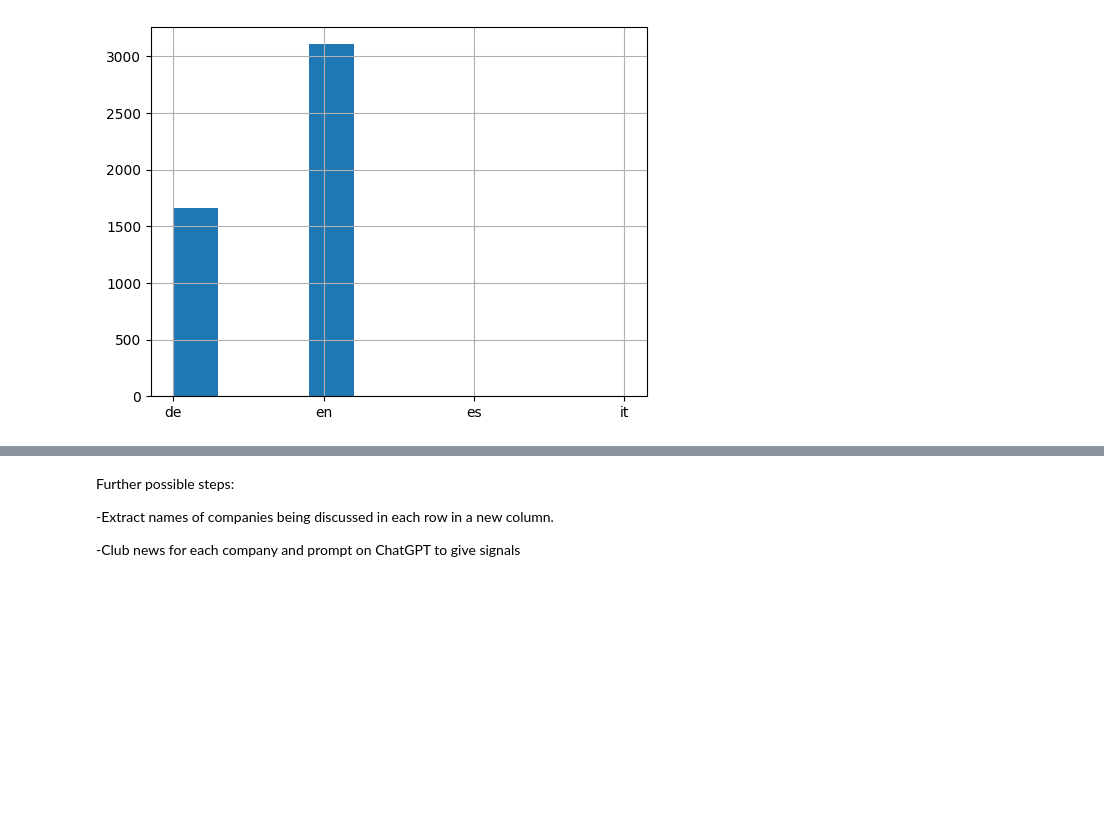
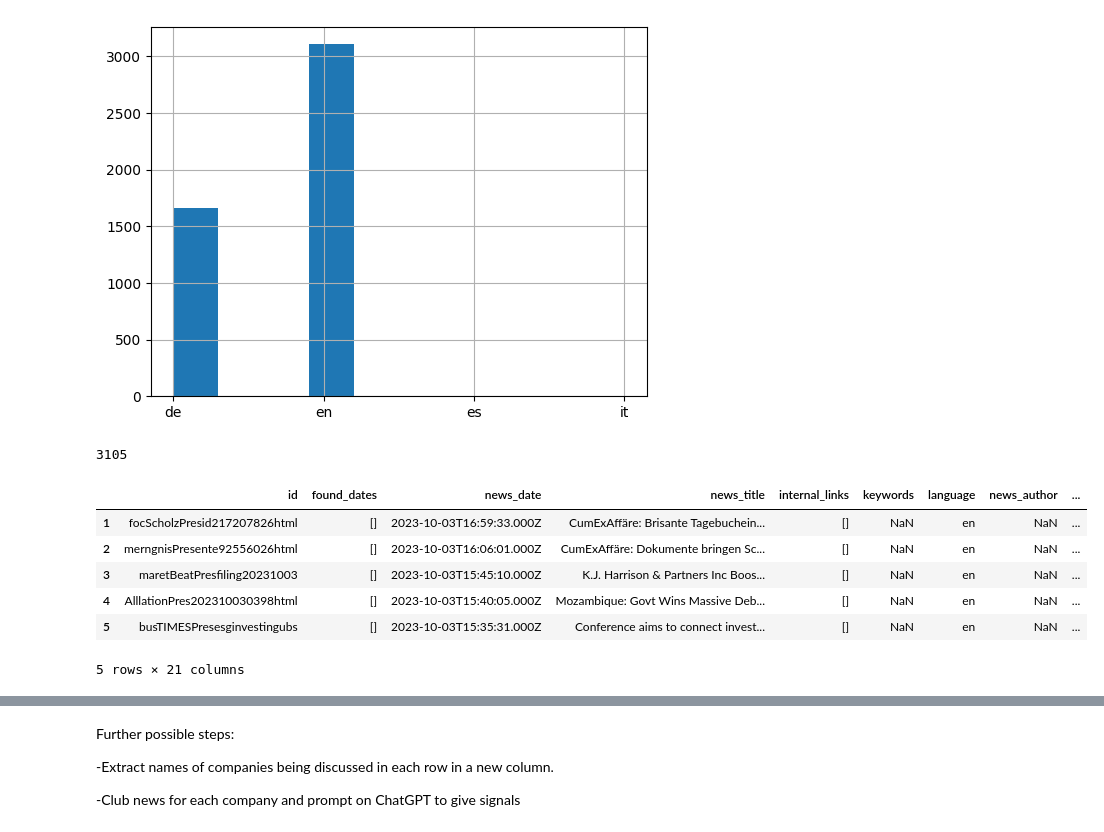
Before and after one commit to neelblabla/nlp_for_analysing_news_signals, a Jupyter notebook: eda.ipynb, the cells around one changed output, grey strips where cells are left out. Cells and saved outputs as stored; diff of their text form; code cells hidden in the pictures; blank space fills up the shorter version.

```diff
--- a/eda.ipynb
+++ b/eda.ipynb
@@ -73,3 +73,16 @@ news_df.language.hist()
 # %% [output]
 <Axes: >
 [figure]
+# %%
+news_df_en = news_df[news_df.language == 'en']
+print(len(news_df_en))
+news_df_en.head(5)
+# %% [output]
+3105
+|  | id | found_dates | news_date | news_title | internal_links | keywords | language | news_author | ... |
+| 1 | focScholzPresid217207826html | [] | 2023-10-03T16:59:33.000Z | CumExAffäre: Brisante Tagebuchein... | [] | NaN | en | NaN | ... |
+| 2 | merngnisPresente92556026html | [] | 2023-10-03T16:06:01.000Z | CumExAffäre: Dokumente bringen Sc... | [] | NaN | en | NaN | ... |
+| 3 | maretBeatPresfiling20231003 | [] | 2023-10-03T15:45:10.000Z | K.J. Harrison & Partners Inc Boos... | [] | NaN | en | NaN | ... |
+| 4 | AlllationPres202310030398html | [] | 2023-10-03T15:40:05.000Z | Mozambique: Govt Wins Massive Deb... | [] | NaN | en | NaN | ... |
+| 5 | busTIMESPresesginvestingubs | [] | 2023-10-03T15:35:31.000Z | Conference aims to connect invest... | [] | NaN | en | NaN | ... |
+5 rows × 21 columns
```
Also changed, not shown: parts of 2 cells of this notebook.
